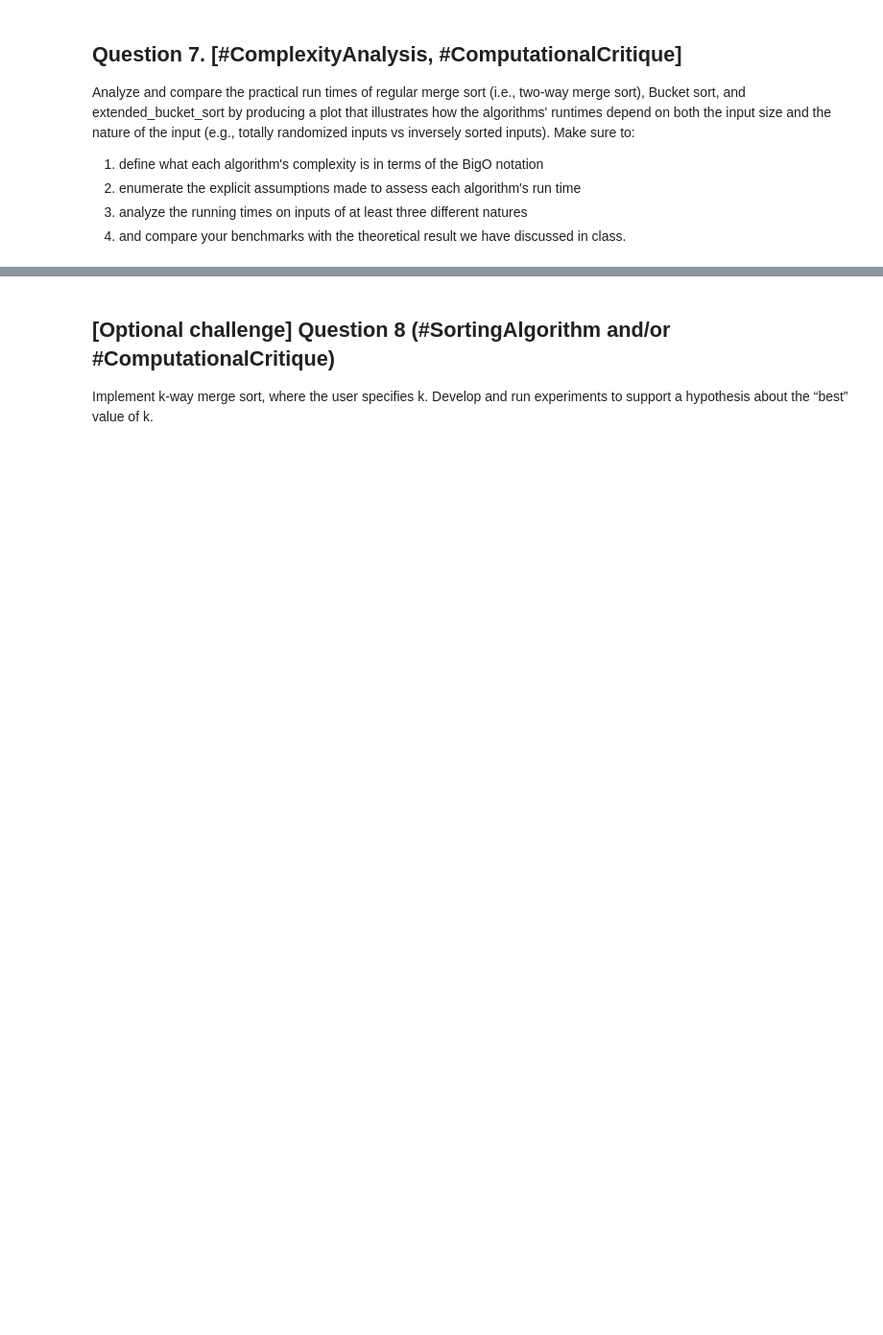
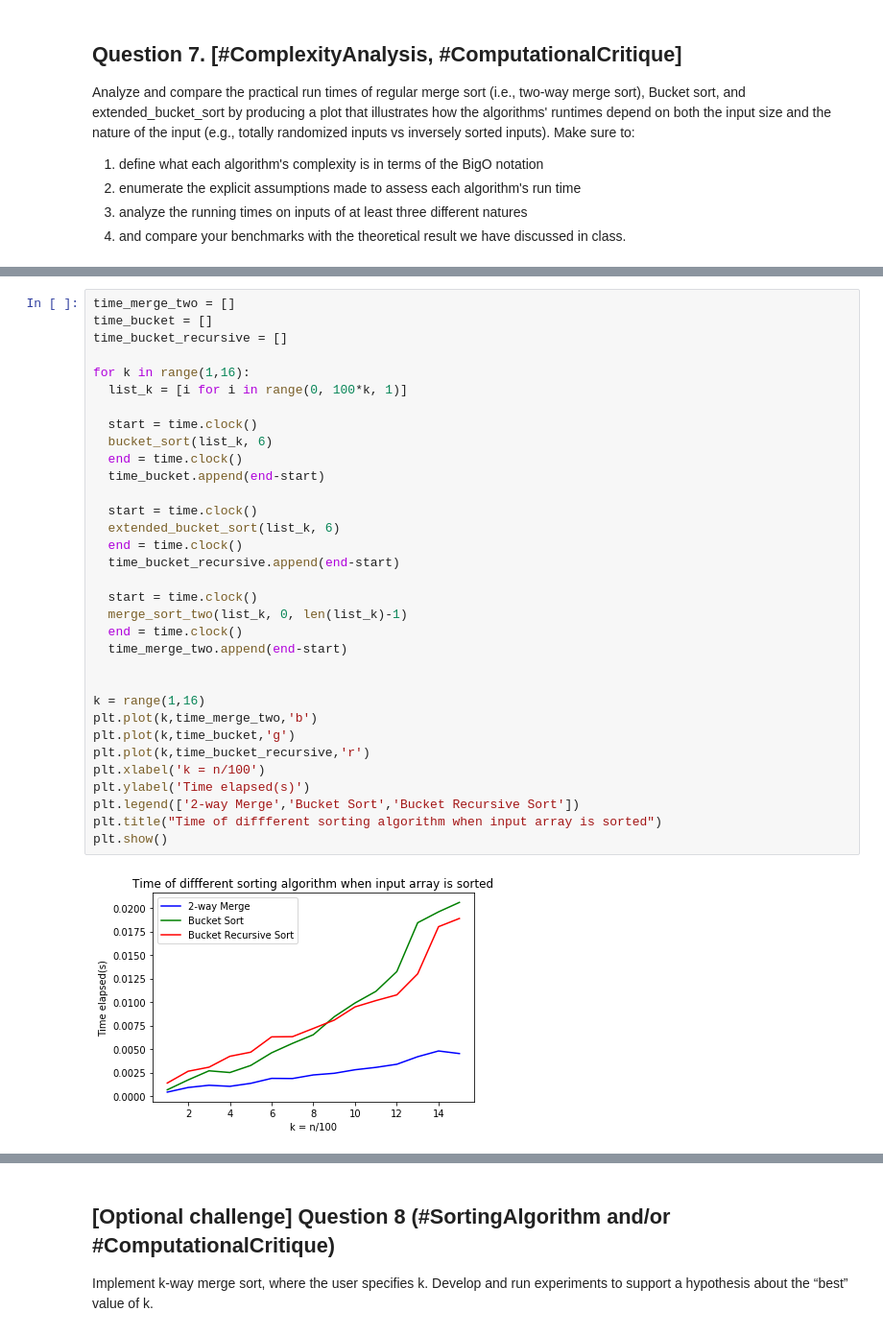
Before and after one commit to mahmud-nobe/CS110_Assignments, a Jupyter notebook: cs110_assignment_1.ipynb, the cells around one changed output, grey strips where cells are left out. Shown at 96% size. Saved outputs shown, nothing was run; the diff lists cells and outputs as text; blank space fills up the shorter version.

```diff
--- a/cs110_assignment_1.ipynb
+++ b/cs110_assignment_1.ipynb
@@ -574,0 +660,35 @@ raise NotImplementedError()
+# %%
+time_merge_two = []
+time_bucket = []
+time_bucket_recursive = []
+
+for k in range(1,16):
+  list_k = [i for i in range(0, 100*k, 1)]
+
+  start = time.clock()
+  bucket_sort(list_k, 6)
+  end = time.clock()
+  time_bucket.append(end-start)
+
+  start = time.clock()
+  extended_bucket_sort(list_k, 6)
+  end = time.clock()
+  time_bucket_recursive.append(end-start)
+
+  start = time.clock()
+  merge_sort_two(list_k, 0, len(list_k)-1)
+  end = time.clock()
+  time_merge_two.append(end-start)
+
+
+k = range(1,16)
+plt.plot(k,time_merge_two,'b')
+plt.plot(k,time_bucket,'g')
+plt.plot(k,time_bucket_recursive,'r')
+plt.xlabel('k = n/100')
+plt.ylabel('Time elapsed(s)')
+plt.legend(['2-way Merge','Bucket Sort','Bucket Recursive Sort'])
+plt.title("Time of diffferent sorting algorithm when input array is sorted")
+plt.show()
+# %% [output]
+[figure, added]
```
Also changed, not shown: parts of 19 cells of this notebook.
